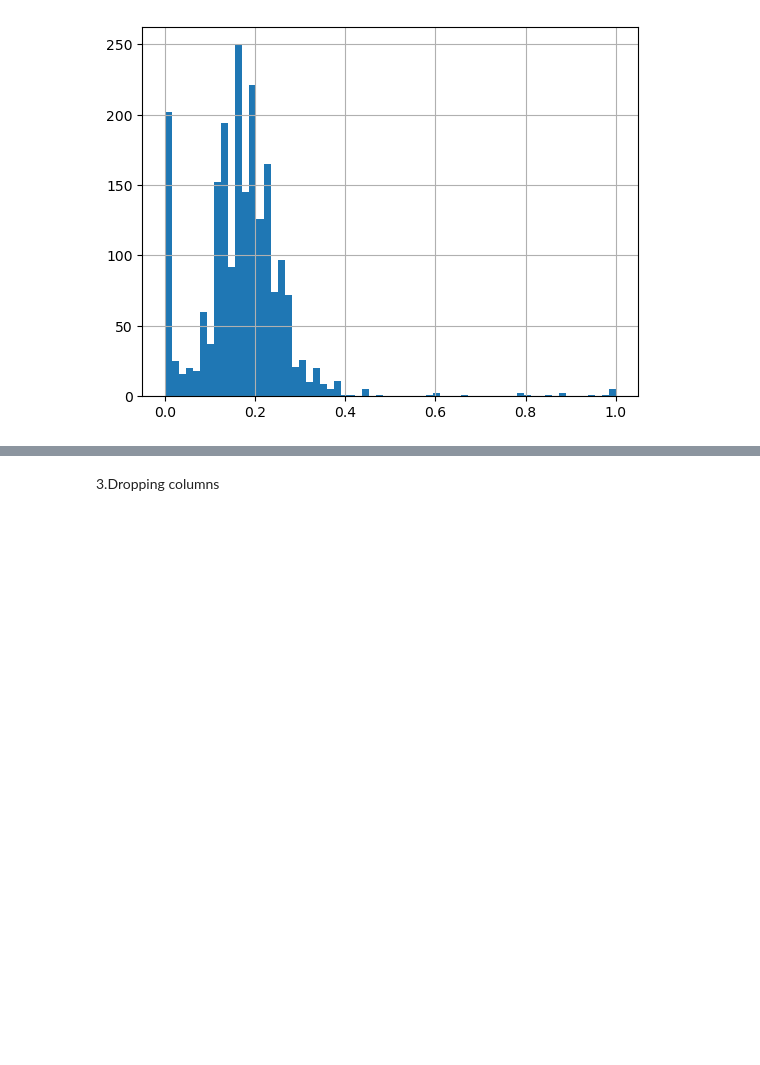
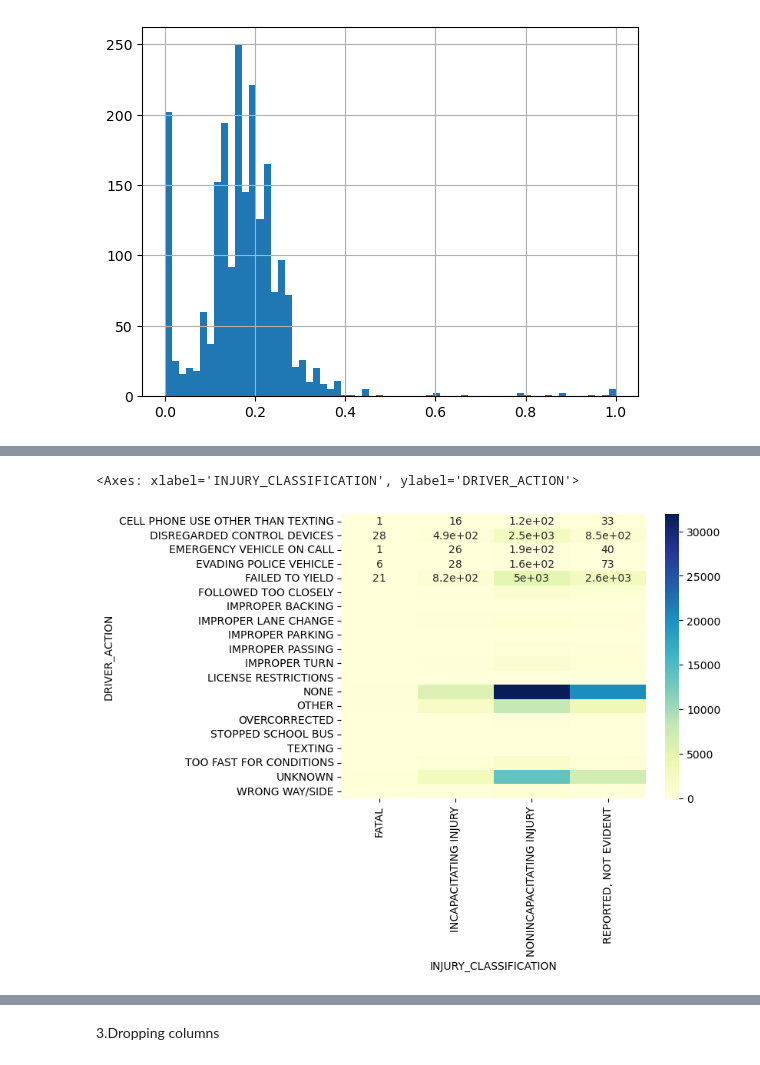
Before and after one commit to marionmacharia/Marion-Phase-3-Project, a Jupyter notebook: index.ipynb, the cells around one changed output, grey strips where cells are left out. Drawn from its saved outputs; the diff is of its cells as text; code cells hidden in the pictures; blank space fills up the shorter version.

```diff
--- a/index.ipynb
+++ b/index.ipynb
@@ -224,0 +252,6 @@ people_eda['BAC_RESULT VALUE'].hist(bins='auto');
+# %%
+sns.heatmap(pd.crosstab(people_eda.DRIVER_ACTION, people_eda.INJURY_CLASSIFICATION).drop('NO INDICATION OF INJURY', axis=1),
+            annot=True, cmap="YlGnBu")
+# %% [output]
+<Axes: xlabel='INJURY_CLASSIFICATION', ylabel='DRIVER_ACTION'>
+[figure, added]
```
Also changed, not shown: parts of 8 cells of this notebook.
